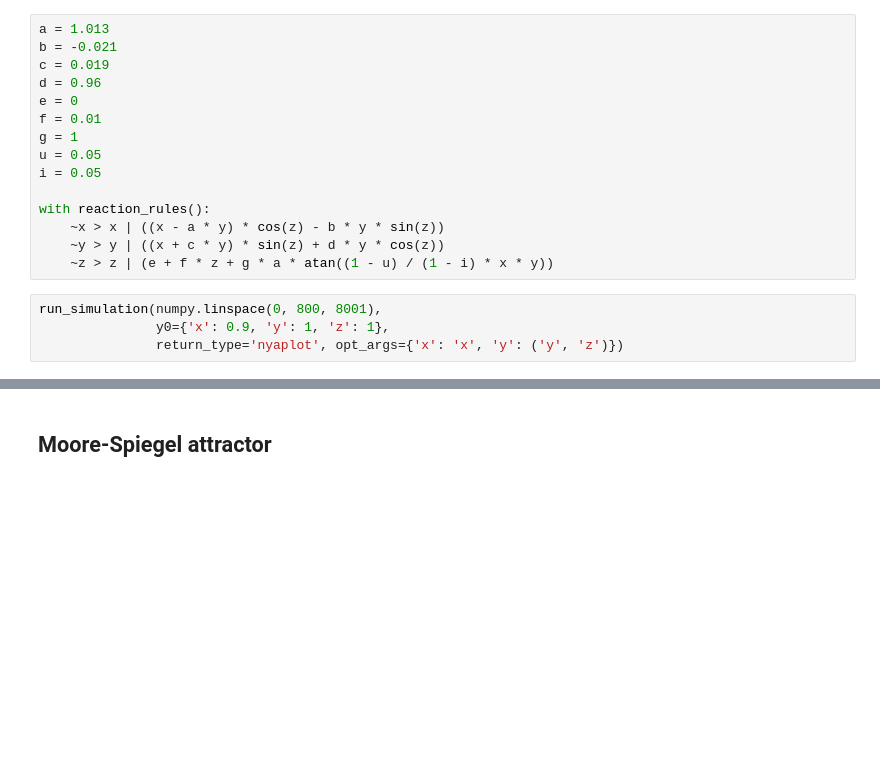
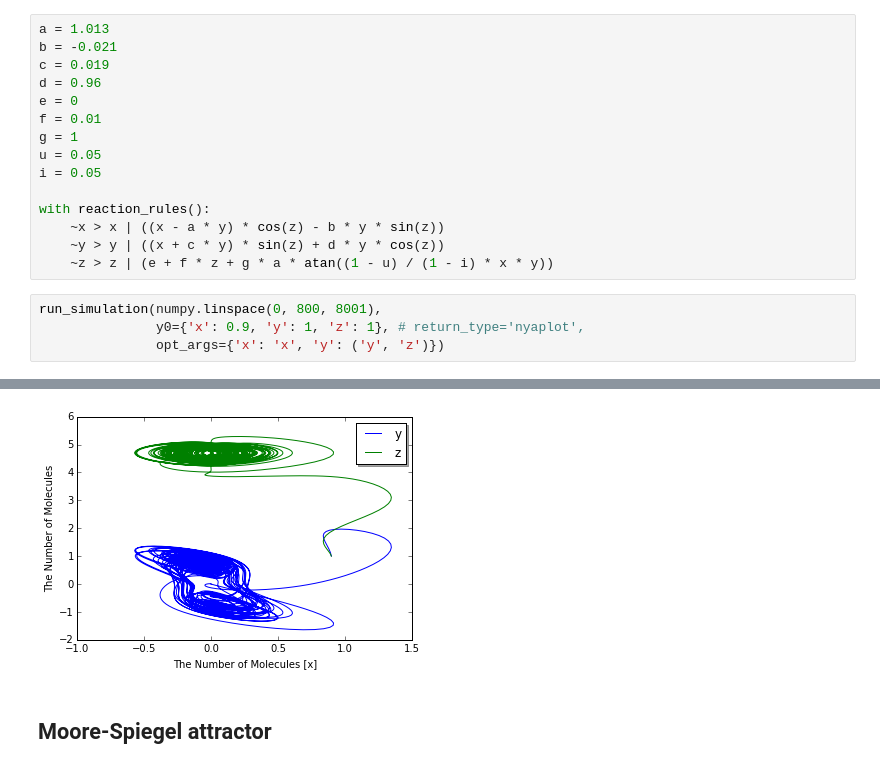
Before and after one commit to ecell/ecell4_base, a Jupyter notebook: ipynb/Examples/Attractors.ipynb, the cells around one changed output, grey strips where cells are left out. Cells and saved outputs as stored; diff of their text form; blank space fills up the shorter version.

```diff
--- a/ipynb/Examples/Attractors.ipynb
+++ b/ipynb/Examples/Attractors.ipynb
@@ -70,6 +70,6 @@ with reaction_rules():
     ~z > z | (e + f * z + g * a * atan((1 - u) / (1 - i) * x * y))
 # %%
 run_simulation(numpy.linspace(0, 800, 8001),
-               y0={'x': 0.9, 'y': 1, 'z': 1},
-               return_type='nyaplot', opt_args={'x': 'x', 'y': ('y', 'z')})
+               y0={'x': 0.9, 'y': 1, 'z': 1}, # return_type='nyaplot',
+               opt_args={'x': 'x', 'y': ('y', 'z')})
 # %% [output]
@@ -77,3 +76,4 @@ run_simulation(numpy.linspace(0, 800, 8001),
+[figure, added]
 # %% [markdown]
 ## Moore-Spiegel attractor
 # %%
```
Also changed, not shown: parts of 5 cells of this notebook, 2 other files.
